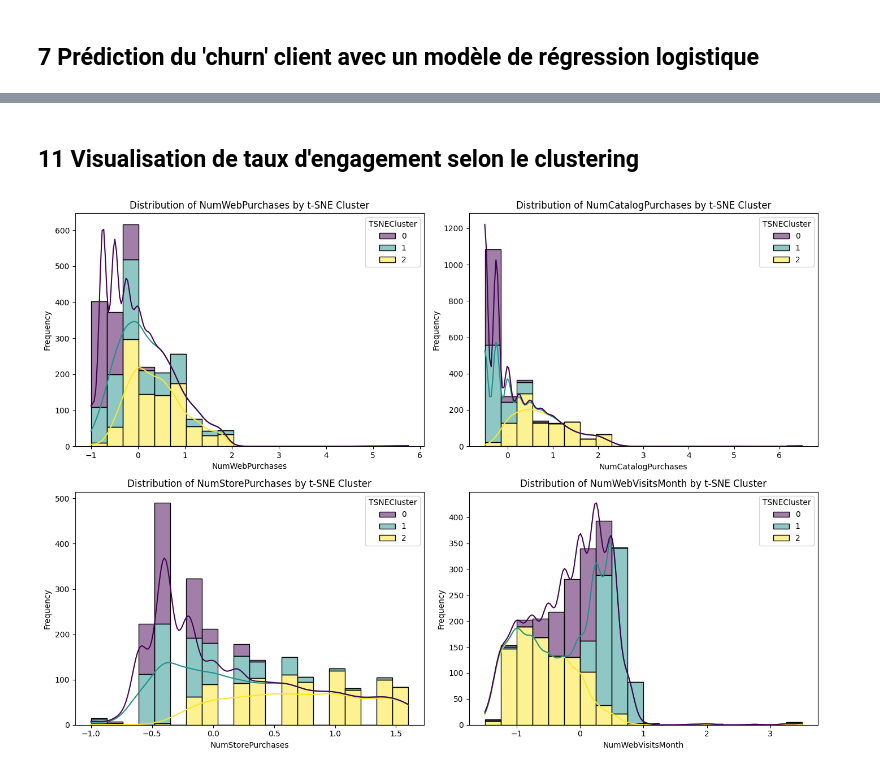
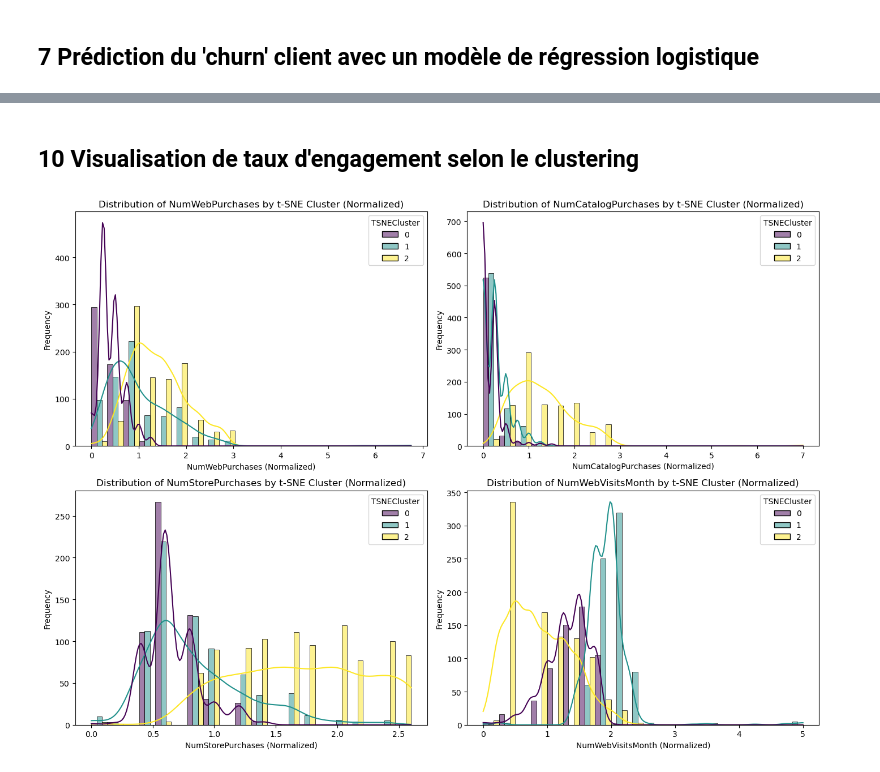
Before and after one commit to Jmuhleman/BUI_2024, a Jupyter notebook: projet/exploration.ipynb, the cells around one changed output, grey strips where cells are left out. Saved outputs shown, nothing was run; the diff lists cells and outputs as text; code cells hidden in the pictures.

```diff
--- a/projet/exploration.ipynb
+++ b/projet/exploration.ipynb
@@ -420,6 +346,7 @@ weighted avg       0.85      0.87      0.85       672
 # %%
 import seaborn as sns
-kmeans = KMeans(n_clusters=3, random_state=42)
+
+kmeans = KMeans(n_clusters=3, init='k-means++', random_state=42)
 final_df['Cluster'] = kmeans.fit_predict(X_scaled)
 
 # Summarize product spending by cluster
@@ -652,5 +551,5 @@ plt.show()
 # %% [markdown]
-## 11 Visualisation de taux d'engagement selon le clustering
+## 10 Visualisation de taux d'engagement selon le clustering
 # %%
 import seaborn as sns
 import matplotlib.pyplot as plt
@@ -664,35 +563,51 @@ engagement_features = final_df[['NumWebPurchases', 'NumCatalogPurchases', 'NumSt
 # Standardize the engagement features
 scaler = StandardScaler()
 engagement_scaled = scaler.fit_transform(engagement_features)
 
 # Apply t-SNE for dimensionality reduction to 2D
 tsne = TSNE(n_components=2, random_state=42)
 engagement_tsne = tsne.fit_transform(engagement_scaled)
 
 # Add t-SNE components to the final dataframe
 final_df['TSNE1'] = engagement_tsne[:, 0]
 final_df['TSNE2'] = engagement_tsne[:, 1]
 
 # Apply KMeans clustering on t-SNE components
 kmeans_tsne = KMeans(n_clusters=3, random_state=42)
 final_df['TSNECluster'] = kmeans_tsne.fit_predict(engagement_tsne)
 
 # List of engagement features for visualization
 engagement_columns = ['NumWebPurchases', 'NumCatalogPurchases', 'NumStorePurchases', 'NumWebVisitsMonth']
 
+# Calculate the adjusted values to normalize the x-axis to start at 0
+adjusted_engagement_features = (engagement_scaled * scaler.scale_) + scaler.mean_
+normalized_engagement_features = adjusted_engagement_features - adjusted_engagement_features.min(axis=0)
+
+# Replace original columns in the DataFrame with normalized values
+for i, col in enumerate(engagement_columns):
+    final_df[col + '_normalized'] = normalized_engagement_features[:, i]
+
 # Set up the plot
 plt.figure(figsize=(14, 10))
 
-# Plot histogram for each feature
+# Plot histogram for each normalized feature
 for i, col in enumerate(engagement_columns, 1):
     plt.subplot(2, 2, i)  # Create a 2x2 grid of subplots
-    sns.histplot(data=final_df, x=col, hue='TSNECluster', kde=True, palette='viridis', multiple='stack', bins=20)
-    plt.title(f'Distribution of {col} by t-SNE Cluster')
-    plt.xlabel(col)
+    sns.histplot(
+        data=final_df,
+        x=col + '_normalized',
+        hue='TSNECluster',
+        kde=True,
+        palette='viridis',
+        multiple='dodge',
+        bins=20
+    )
+    plt.title(f'Distribution of {col} by t-SNE Cluster (Normalized)')
+    plt.xlabel(f'{col} (Normalized)')
     plt.ylabel('Frequency')
 
 # Adjust layout for better spacing
 plt.tight_layout()
 plt.show()
 # %% [output]
-[figure, old version]
+[figure, new version]
```
Also changed, not shown: parts of 19 cells of this notebook.
